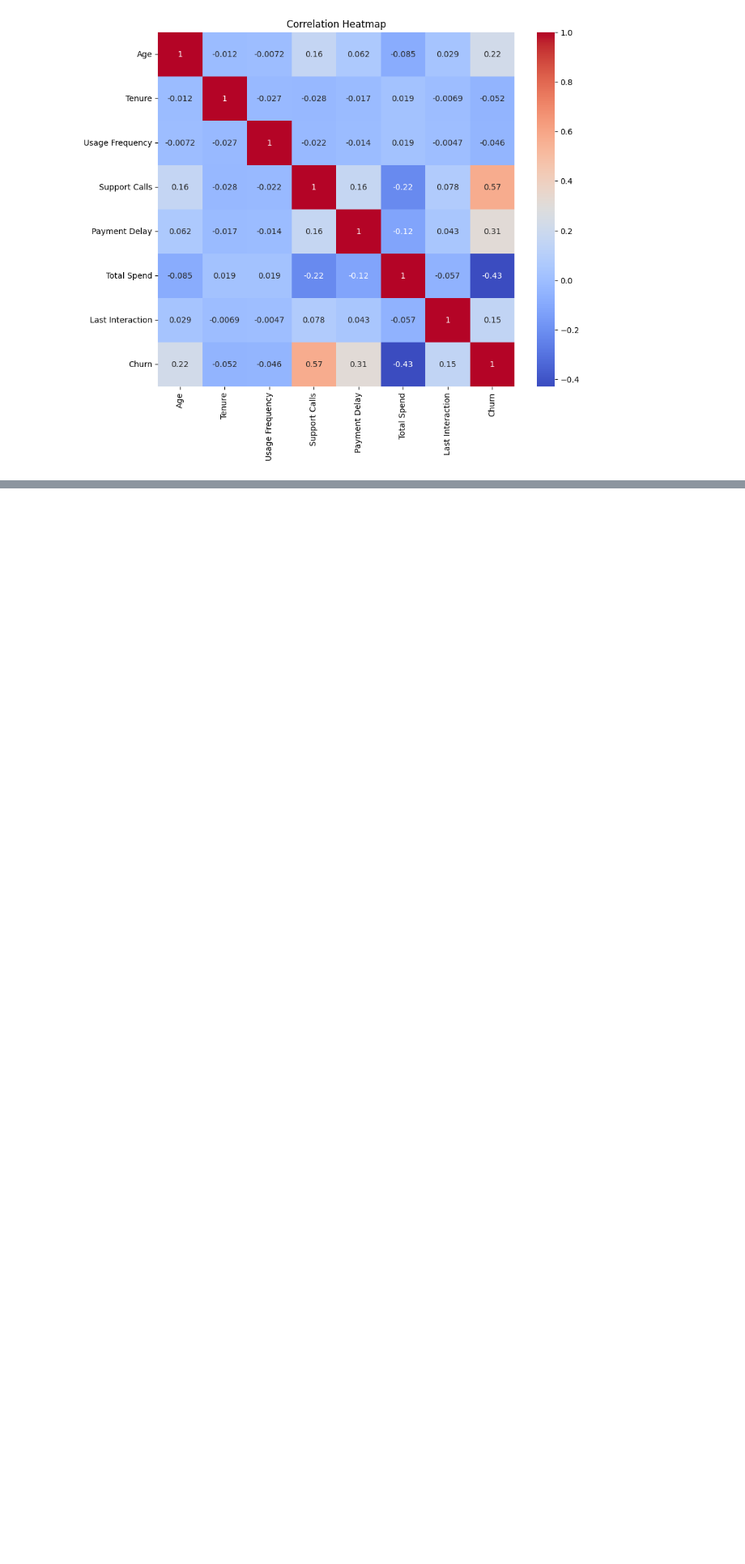
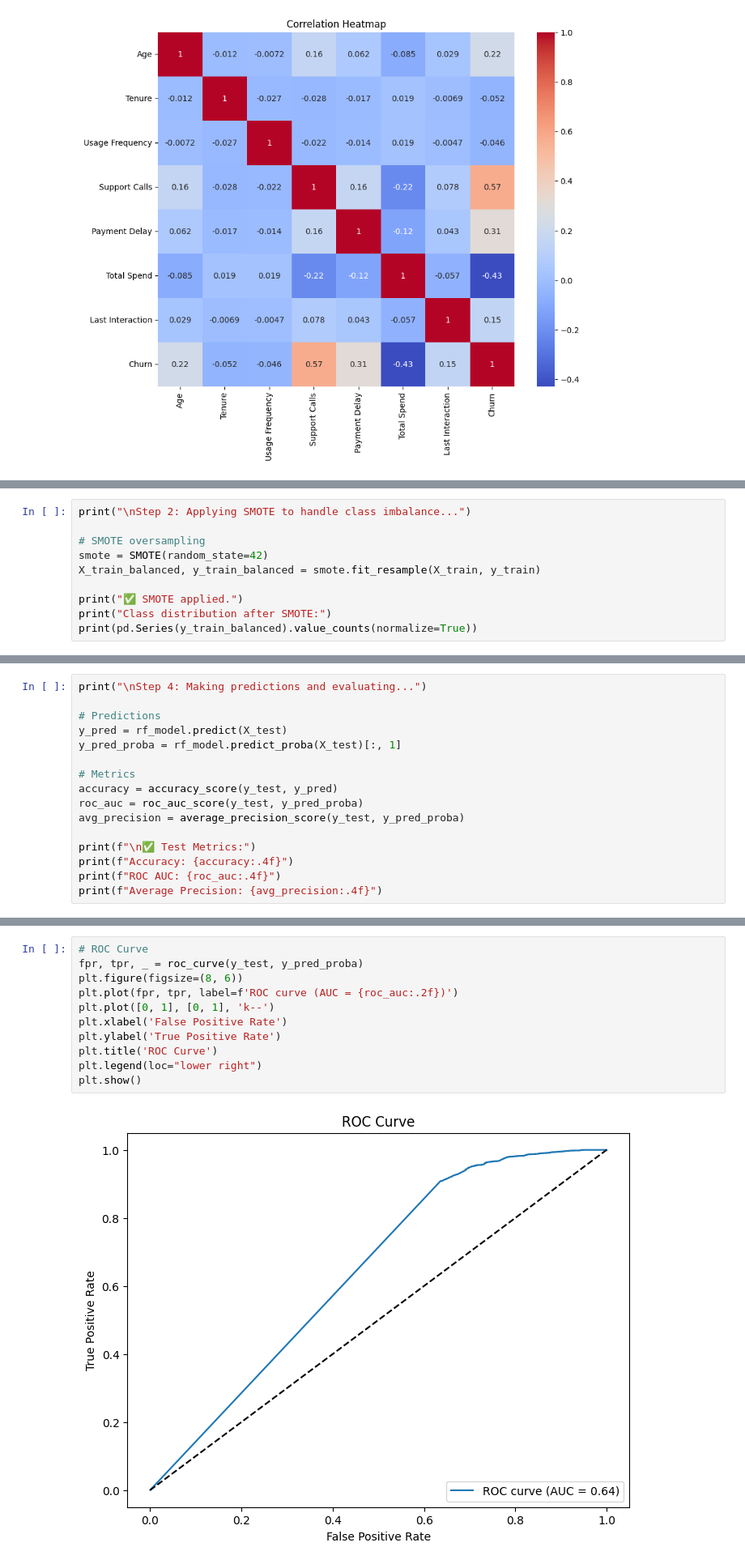
Before and after one commit to muddassirali8089/AASFS, a Jupyter notebook: CustomerChurnPrediction.ipynb, the cells around one changed output, grey strips where cells are left out. Shown: that part at 81% size. Drawn from its saved outputs; the diff is of its cells as text; blank space fills up the shorter version.

```diff
--- a/CustomerChurnPrediction.ipynb
+++ b/CustomerChurnPrediction.ipynb
@@ -219,0 +352,10 @@ weighted avg       0.75      0.50      0.37     64374
+# %%
+print("\nStep 2: Applying SMOTE to handle class imbalance...")
+
+# SMOTE oversampling
+smote = SMOTE(random_state=42)
+X_train_balanced, y_train_balanced = smote.fit_resample(X_train, y_train)
+
+print("✅ SMOTE applied.")
+print("Class distribution after SMOTE:")
+print(pd.Series(y_train_balanced).value_counts(normalize=True))
@@ -219,0 +411,16 @@ weighted avg       0.75      0.50      0.37     64374
+# %%
+print("\nStep 4: Making predictions and evaluating...")
+
+# Predictions
+y_pred = rf_model.predict(X_test)
+y_pred_proba = rf_model.predict_proba(X_test)[:, 1]
+
+# Metrics
+accuracy = accuracy_score(y_test, y_pred)
+roc_auc = roc_auc_score(y_test, y_pred_proba)
+avg_precision = average_precision_score(y_test, y_pred_proba)
+
+print(f"\n✅ Test Metrics:")
+print(f"Accuracy: {accuracy:.4f}")
+print(f"ROC AUC: {roc_auc:.4f}")
+print(f"Average Precision: {avg_precision:.4f}")
@@ -219,0 +434,13 @@ weighted avg       0.75      0.50      0.37     64374
+# %%
+# ROC Curve
+fpr, tpr, _ = roc_curve(y_test, y_pred_proba)
+plt.figure(figsize=(8, 6))
+plt.plot(fpr, tpr, label=f'ROC curve (AUC = {roc_auc:.2f})')
+plt.plot([0, 1], [0, 1], 'k--')
+plt.xlabel('False Positive Rate')
+plt.ylabel('True Positive Rate')
+plt.title('ROC Curve')
+plt.legend(loc="lower right")
+plt.show()
+# %% [output]
+[figure, added]
```
Also changed, not shown: parts of 24 cells of this notebook.
